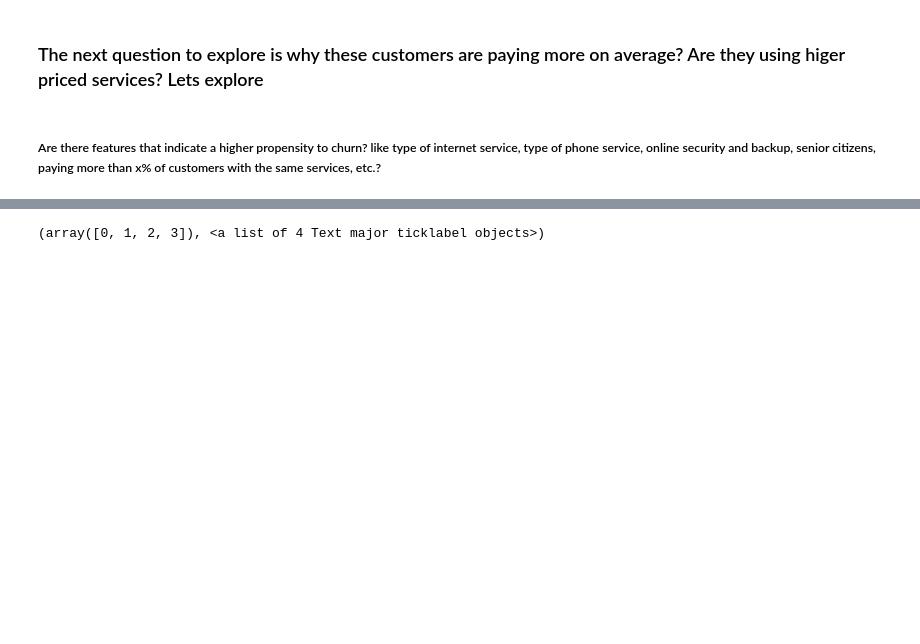
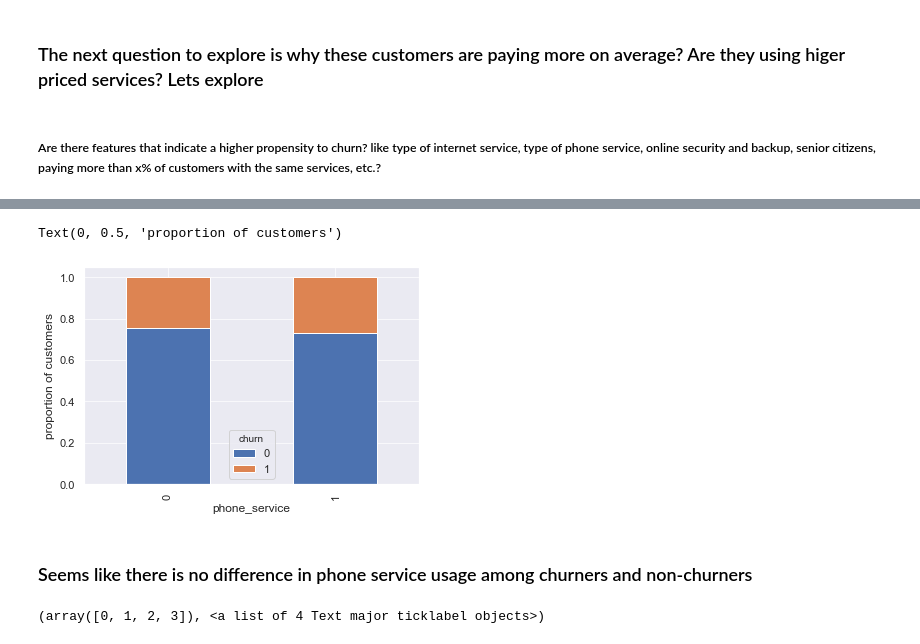
Before and after one commit to ravinder79/Telco_Churn, a Jupyter notebook: Telco_Churn_Final.ipynb, the cells around one changed output, grey strips where cells are left out. Cells and saved outputs as stored; diff of their text form; code cells hidden in the pictures; blank space fills up the shorter version.

```diff
--- a/Telco_Churn_Final.ipynb
+++ b/Telco_Churn_Final.ipynb
@@ -381,4 +388,14 @@ df_plot.plot(kind='bar', stacked=True)
 ***
+# %%
+# Next we look at phone service use by churners and non-churners.
+df_plot = pd.crosstab(train.phone_service, train.churn, normalize = 'index')
+df_plot.plot(kind='bar', stacked=True)
+plt.ylabel ('proportion of customers')
+# %% [output]
+Text(0, 0.5, 'proportion of customers')
+[figure, added]
+# %% [markdown]
+### Seems like there is no difference in phone service usage among churners and non-churners
 # %%
 # Here we plot distrbution of payment type among churners and non-churners
 plt.figure(figsize=(7, 4))
```
Also changed, not shown: parts of 38 cells of this notebook.
